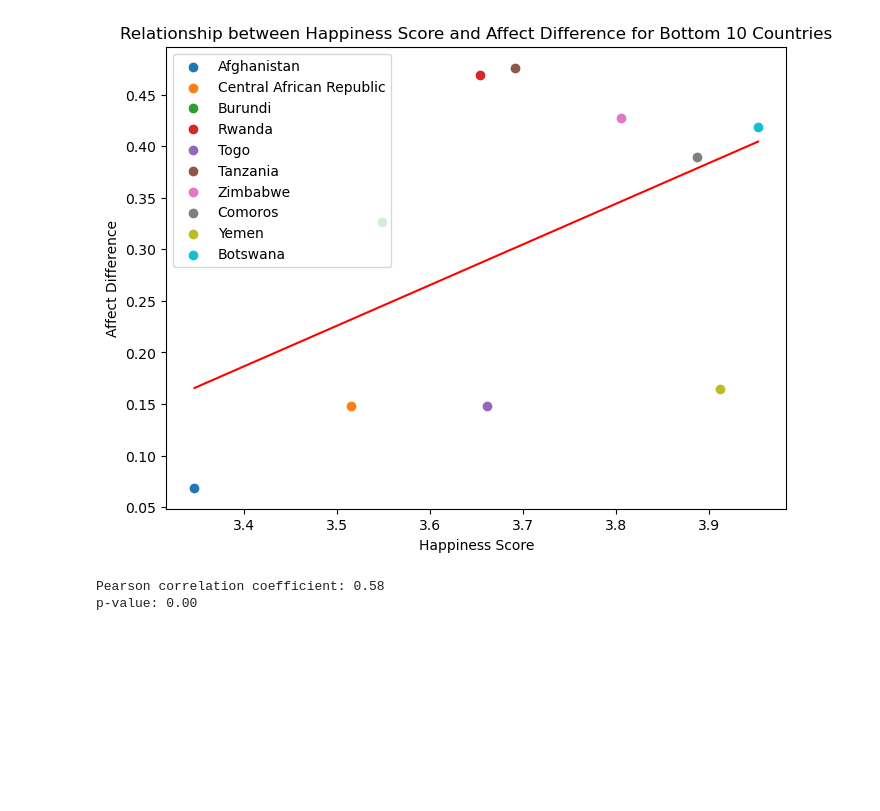
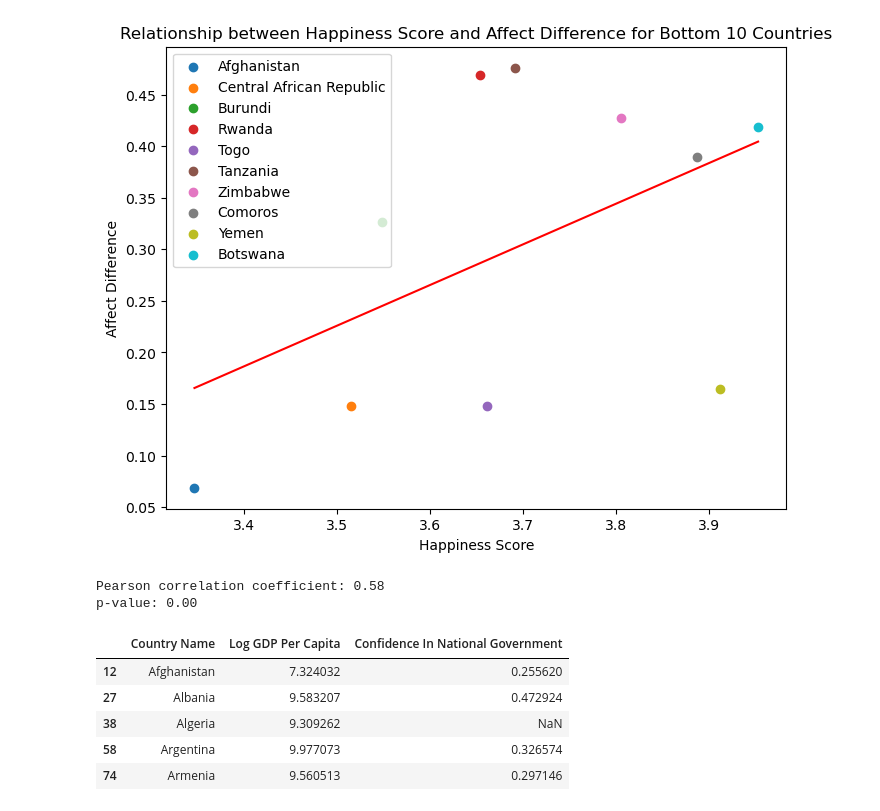
Before and after one commit to amylovesdogs/Group7Project1, a Jupyter notebook: happiness.ipynb, the cells around one changed output. Cells and saved outputs as stored; diff of their text form; code cells hidden in the pictures; blank space fills up the shorter version.

```diff
--- a/happiness.ipynb
+++ b/happiness.ipynb
@@ -413,0 +418,9 @@ p-value: 0.00
+# %%
+gdpconf_df.head()
+# %% [output]
+|  | Country Name | Log GDP Per Capita | Confidence In National Government |
+| 12 | Afghanistan | 7.324032 | 0.255620 |
+| 27 | Albania | 9.583207 | 0.472924 |
+| 38 | Algeria | 9.309262 | NaN |
+| 58 | Argentina | 9.977073 | 0.326574 |
+| 74 | Armenia | 9.560513 | 0.297146 |
```
Also changed, not shown: parts of 4 cells of this notebook.
